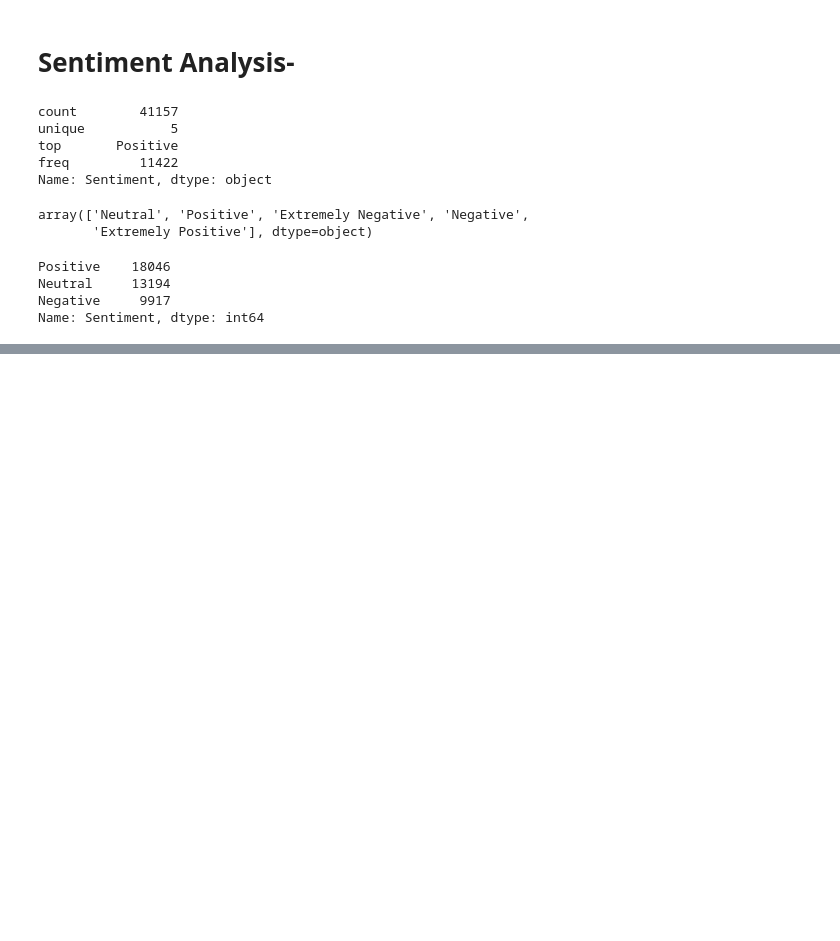
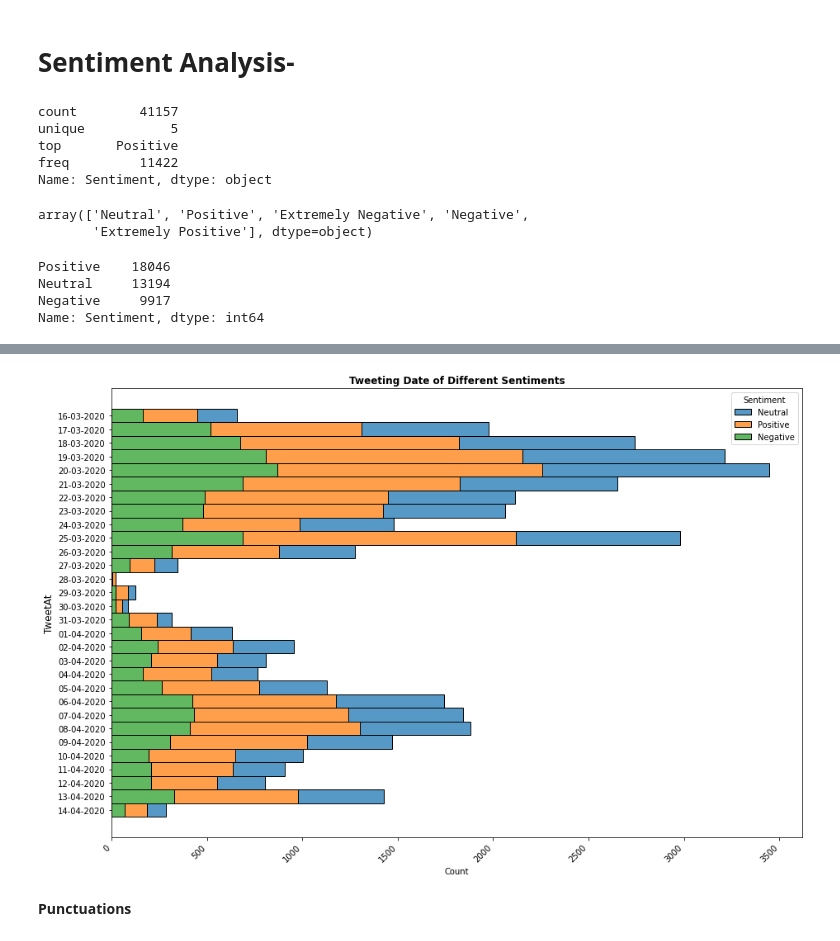
Before and after one commit to Nikkiie/Covid-tweet-sentiment-analysis-Classification, a Jupyter notebook: Covid_19_Tweet_Analysis.ipynb, the cells around one changed output, grey strips where cells are left out. Cells and saved outputs as stored; diff of their text form; code cells hidden in the pictures; blank space fills up the shorter version.

```diff
--- a/Covid_19_Tweet_Analysis.ipynb
+++ b/Covid_19_Tweet_Analysis.ipynb
@@ -299,0 +327,12 @@ sns.countplot(x='Sentiment', data = df, palette="mako_r")
+# %%
+# Plotting Tweet date with different sentiments
+plt.figure(figsize=(15,10))
+sns.histplot(data = df, y= "TweetAt", hue="Sentiment", multiple="stack")
+plt.xticks(rotation=45, ha='right')
+plt.title("Tweeting Date of Different Sentiments", fontweight='bold')
+plt.ylabel("TweetAt",fontsize = 12)
+plt.show()
+# %% [output]
+[figure, added]
+# %% [markdown]
+**Punctuations**
```
Also changed, not shown: parts of 8 cells of this notebook.
